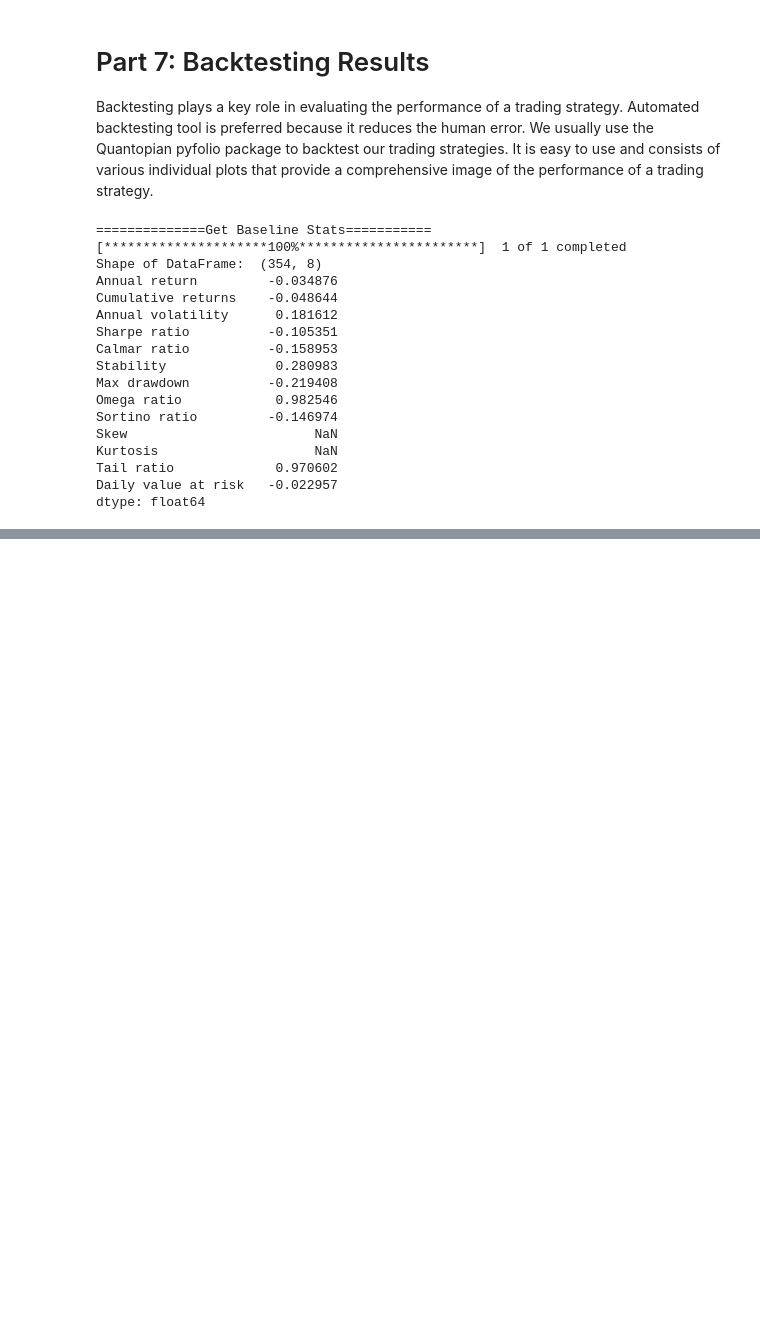
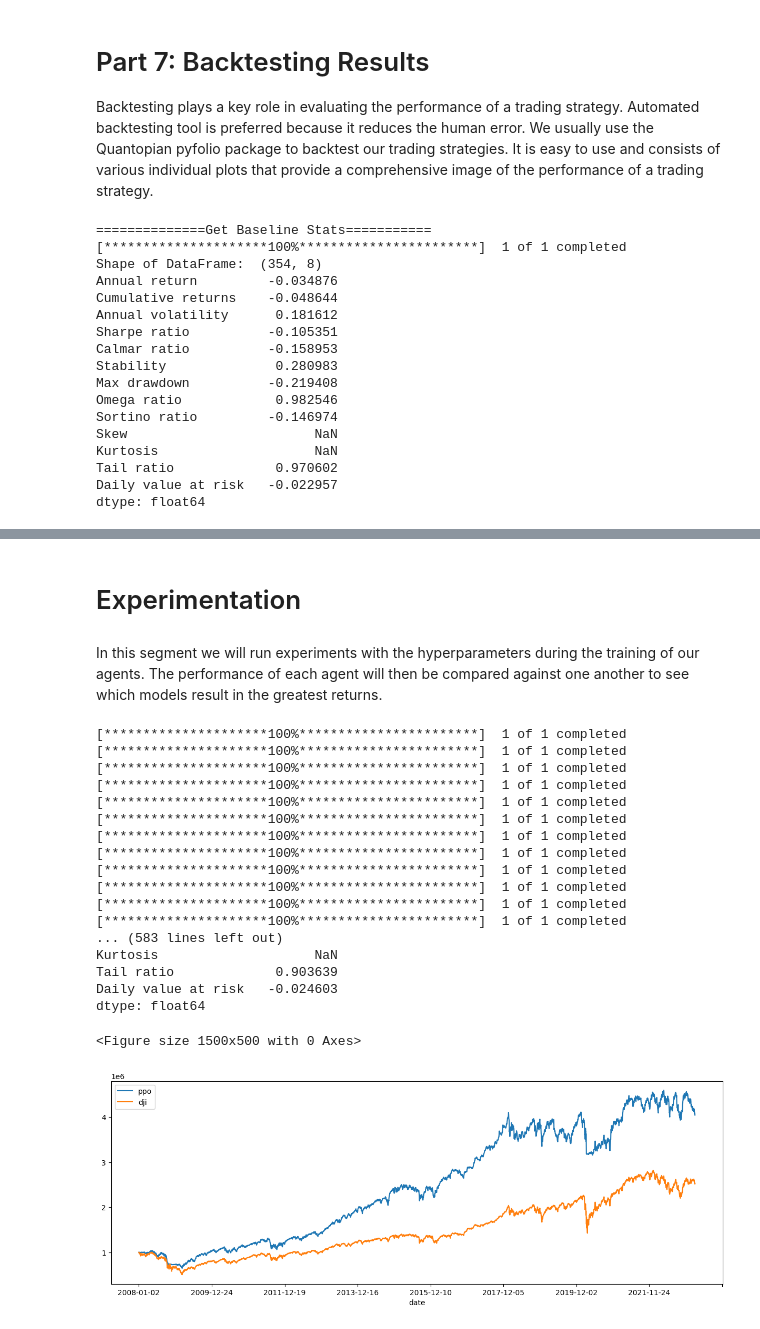
Before and after one commit to omar94khan/FinRL, a Jupyter notebook: Stock_NeurIPS2018_SB3.ipynb, the cells around one changed output, grey strips where cells are left out. Drawn from its saved outputs; the diff is of its cells as text; code cells hidden in the pictures; blank space fills up the shorter version.

Commit message:
Updated file with Pipeline created

```diff
--- a/Stock_NeurIPS2018_SB3.ipynb
+++ b/Stock_NeurIPS2018_SB3.ipynb
@@ -366,6 +370,8 @@ if_using_ddpg = True
 if_using_ppo = True
 if_using_td3 = True
 if_using_sac = True
+# %%
+base_dir = 'trained_models/Baseline Models/'
 # %% [markdown]
 ### Agent Training: 5 algorithms (A2C, DDPG, PPO, TD3, SAC)
 # %% [markdown]
@@ -1032,0 +1042,4 @@ for i in ['a2c','ddpg','td3','ppo','sac']:
+# %% [markdown]
+# Experimentation
+# %% [markdown]
+In this segment we will run experiments with the hyperparameters during the training of our agents. The performance of each agent will then be compared against one another to see which models result in the greatest returns.
@@ -1032,0 +1306,22 @@ for i in ['a2c','ddpg','td3','ppo','sac']:
+# %%
+pipeline("2005-01-01", "2008-01-01", ppo = True, sac = False, td3 = False, ddpg = False, a2c = False)
+# %% [output]
+[*********************100%***********************]  1 of 1 completed
+[*********************100%***********************]  1 of 1 completed
+[*********************100%***********************]  1 of 1 completed
+[*********************100%***********************]  1 of 1 completed
+[*********************100%***********************]  1 of 1 completed
+[*********************100%***********************]  1 of 1 completed
+[*********************100%***********************]  1 of 1 completed
+[*********************100%***********************]  1 of 1 completed
+[*********************100%***********************]  1 of 1 completed
+[*********************100%***********************]  1 of 1 completed
+[*********************100%***********************]  1 of 1 completed
+[*********************100%***********************]  1 of 1 completed
+... (583 lines left out)
+Kurtosis                    NaN
+Tail ratio             0.903639
+Daily value at risk   -0.024603
+dtype: float64
+<Figure size 1500x500 with 0 Axes>
+[figure, added]
```
Also changed, not shown: parts of 33 cells of this notebook.
